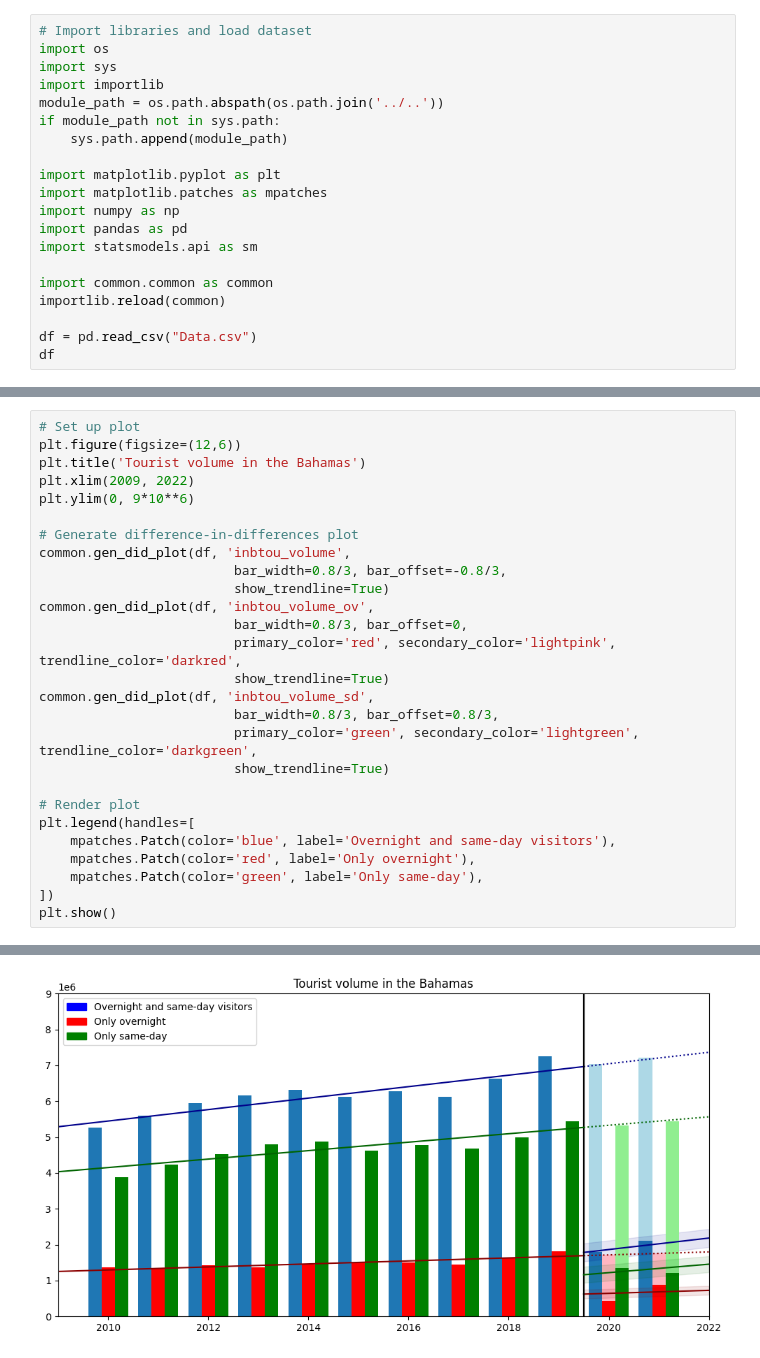
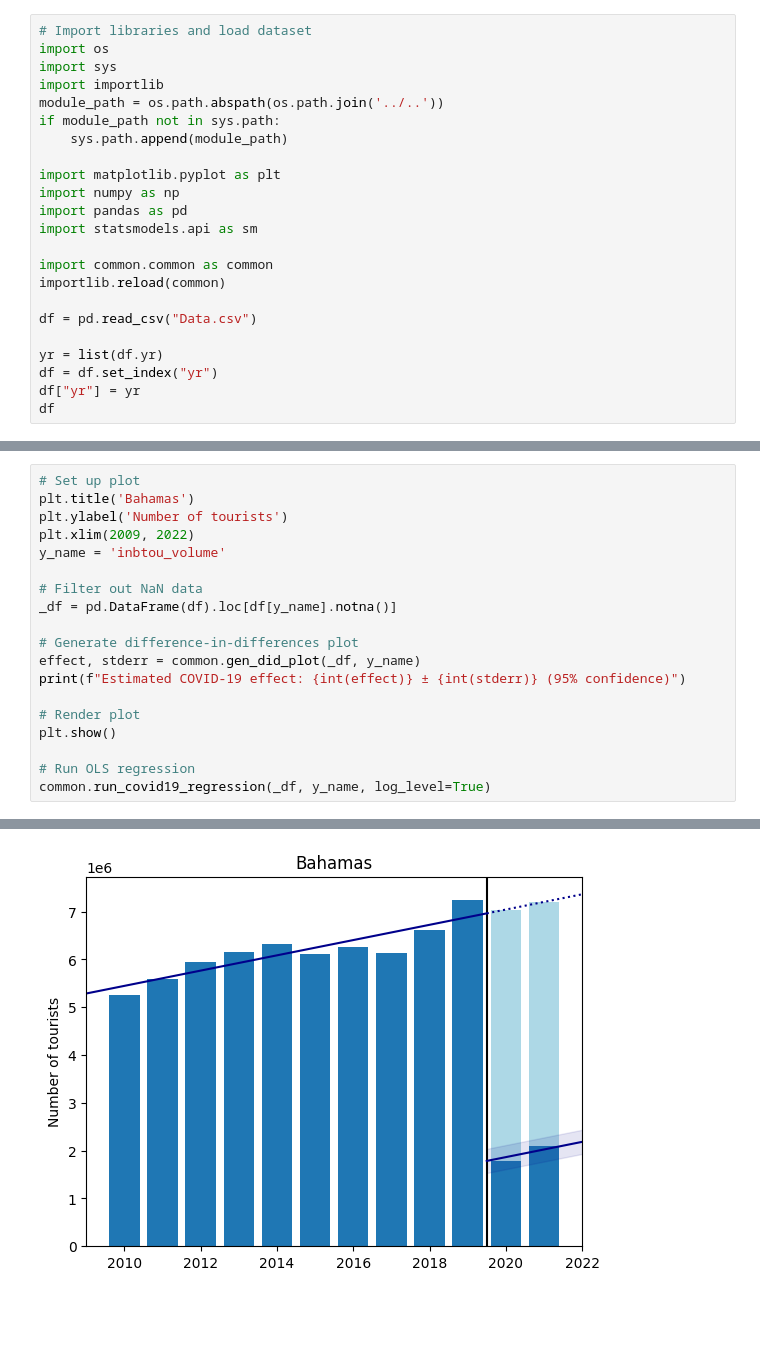
Before and after one commit to andreiui/csec491, a Jupyter notebook: code/analysis/bahamas/main.ipynb, the cells around one changed output, grey strips where cells are left out. Cells and saved outputs as stored; diff of their text form; blank space fills up the shorter version.

```diff
--- a/code/analysis/bahamas/main.ipynb
+++ b/code/analysis/bahamas/main.ipynb
@@ -8,7 +8,6 @@ if module_path not in sys.path:
     sys.path.append(module_path)
 
 import matplotlib.pyplot as plt
-import matplotlib.patches as mpatches
 import numpy as np
 import pandas as pd
 import statsmodels.api as sm
@@ -17,5 +16,9 @@ import common.common as common
 importlib.reload(common)
 
 df = pd.read_csv("Data.csv")
+
+yr = list(df.yr)
+df = df.set_index("yr")
+df["yr"] = yr
 df
 # %% [output]
@@ -35,28 +40,20 @@ df
 # %%
 # Set up plot
-plt.figure(figsize=(12,6))
-plt.title('Tourist volume in the Bahamas')
+plt.title('Bahamas')
+plt.ylabel('Number of tourists')
 plt.xlim(2009, 2022)
-plt.ylim(0, 9*10**6)
+y_name = 'inbtou_volume'
+
+# Filter out NaN data
+_df = pd.DataFrame(df).loc[df[y_name].notna()]
 
 # Generate difference-in-differences plot
-common.gen_did_plot(df, 'inbtou_volume',
-                         bar_width=0.8/3, bar_offset=-0.8/3,
-                         show_trendline=True)
-common.gen_did_plot(df, 'inbtou_volume_ov',
-                         bar_width=0.8/3, bar_offset=0,
-                         primary_color='red', secondary_color='lightpink', trendline_color='darkred',
-                         show_trendline=True)
-common.gen_did_plot(df, 'inbtou_volume_sd',
-                         bar_width=0.8/3, bar_offset=0.8/3,
-                         primary_color='green', secondary_color='lightgreen', trendline_color='darkgreen',
-                         show_trendline=True)
+effect, stderr = common.gen_did_plot(_df, y_name)
+print(f"Estimated COVID-19 effect: {int(effect)} ± {int(stderr)} (95% confidence)")
 
 # Render plot
-plt.legend(handles=[
-    mpatches.Patch(color='blue', label='Overnight and same-day visitors'),
-    mpatches.Patch(color='red', label='Only overnight'),
-    mpatches.Patch(color='green', label='Only same-day'),
-])
 plt.show()
+
+# Run OLS regression
+common.run_covid19_regression(_df, y_name, log_level=True)
 # %% [output]
@@ -63 +61 @@ plt.show()
-[figure, old version]
+[figure, new version]
```
Also changed, not shown: parts of 8 cells of this notebook, 23 other files.
